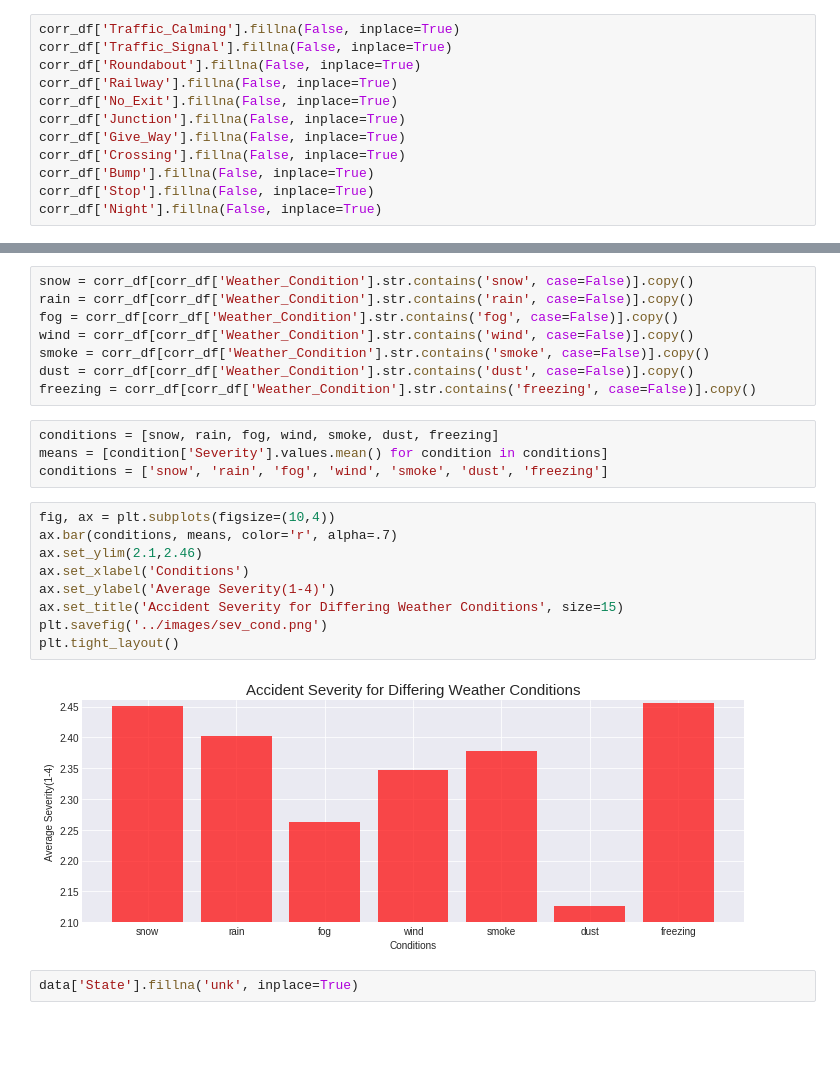
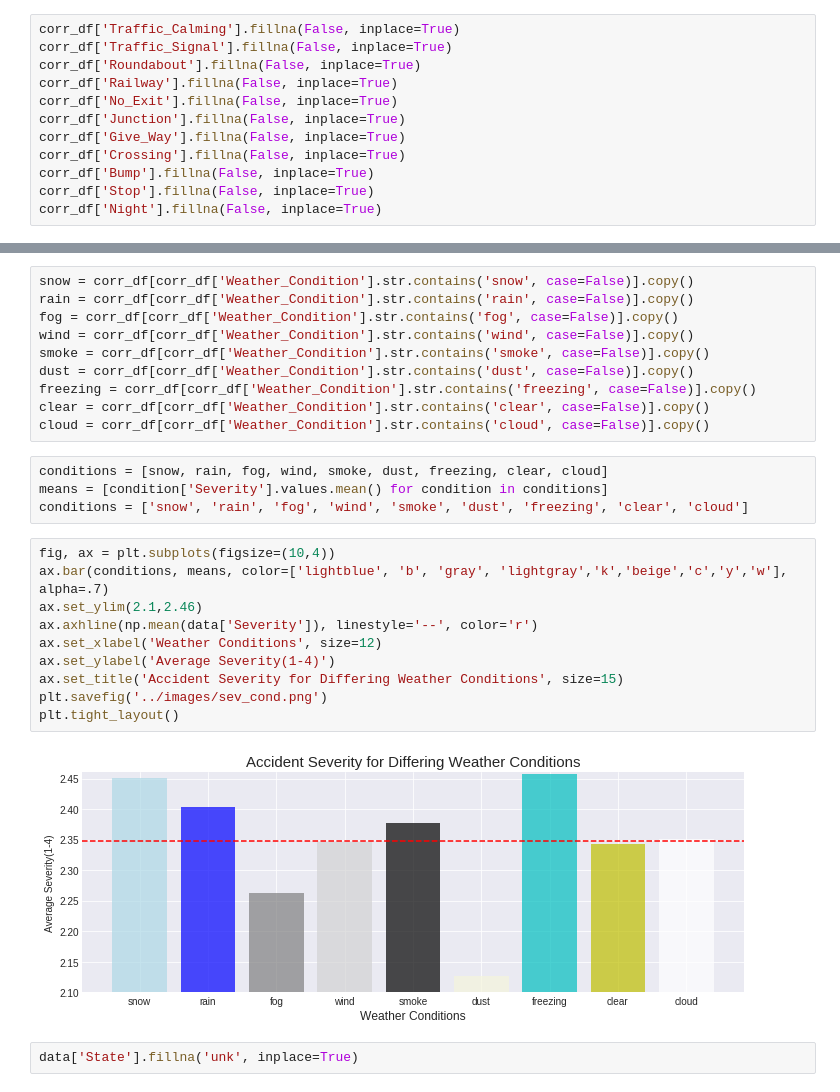
Before and after one commit to ddiaz164/Traffic_Accidents_US, a Jupyter notebook: notebooks/corr_analysis.ipynb, the cells around one changed output, grey strips where cells are left out. Saved outputs shown, nothing was run; the diff lists cells and outputs as text; blank space fills up the shorter version.

Commit message:
new images + t-tests

```diff
--- a/notebooks/corr_analysis.ipynb
+++ b/notebooks/corr_analysis.ipynb
@@ -103,21 +104,24 @@ wind = corr_df[corr_df['Weather_Condition'].str.contains('wind', case=False)].co
 smoke = corr_df[corr_df['Weather_Condition'].str.contains('smoke', case=False)].copy()
 dust = corr_df[corr_df['Weather_Condition'].str.contains('dust', case=False)].copy()
 freezing = corr_df[corr_df['Weather_Condition'].str.contains('freezing', case=False)].copy()
+clear = corr_df[corr_df['Weather_Condition'].str.contains('clear', case=False)].copy()
+cloud = corr_df[corr_df['Weather_Condition'].str.contains('cloud', case=False)].copy()
 # %%
-conditions = [snow, rain, fog, wind, smoke, dust, freezing]
+conditions = [snow, rain, fog, wind, smoke, dust, freezing, clear, cloud]
 means = [condition['Severity'].values.mean() for condition in conditions]
-conditions = ['snow', 'rain', 'fog', 'wind', 'smoke', 'dust', 'freezing']
+conditions = ['snow', 'rain', 'fog', 'wind', 'smoke', 'dust', 'freezing', 'clear', 'cloud']
 # %%
 fig, ax = plt.subplots(figsize=(10,4))
-ax.bar(conditions, means, color='r', alpha=.7)
+ax.bar(conditions, means, color=['lightblue', 'b', 'gray', 'lightgray','k','beige','c','y','w'], alpha=.7)
 ax.set_ylim(2.1,2.46)
-ax.set_xlabel('Conditions')
+ax.axhline(np.mean(data['Severity']), linestyle='--', color='r')
+ax.set_xlabel('Weather Conditions', size=12)
 ax.set_ylabel('Average Severity(1-4)')
 ax.set_title('Accident Severity for Differing Weather Conditions', size=15)
 plt.savefig('../images/sev_cond.png')
 plt.tight_layout()
 # %% [output]
-[figure, old version]
+[figure, new version]
 # %%
 data['State'].fillna('unk', inplace=True)
 # %%
```
Also changed, not shown: parts of 21 cells of this notebook, 7 other files.
